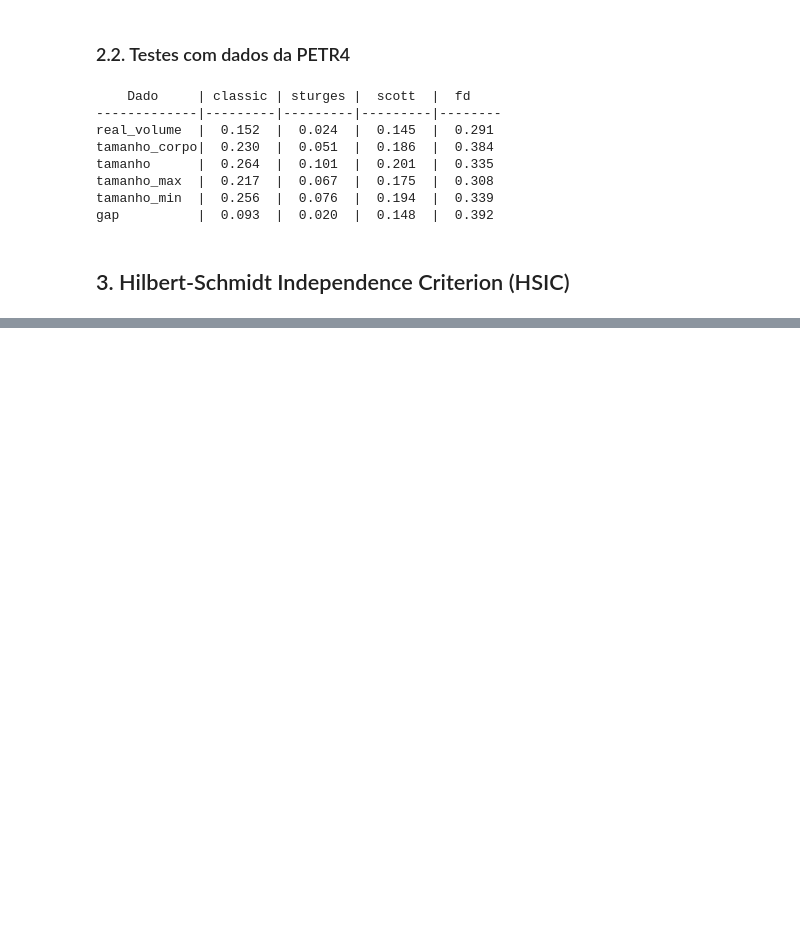
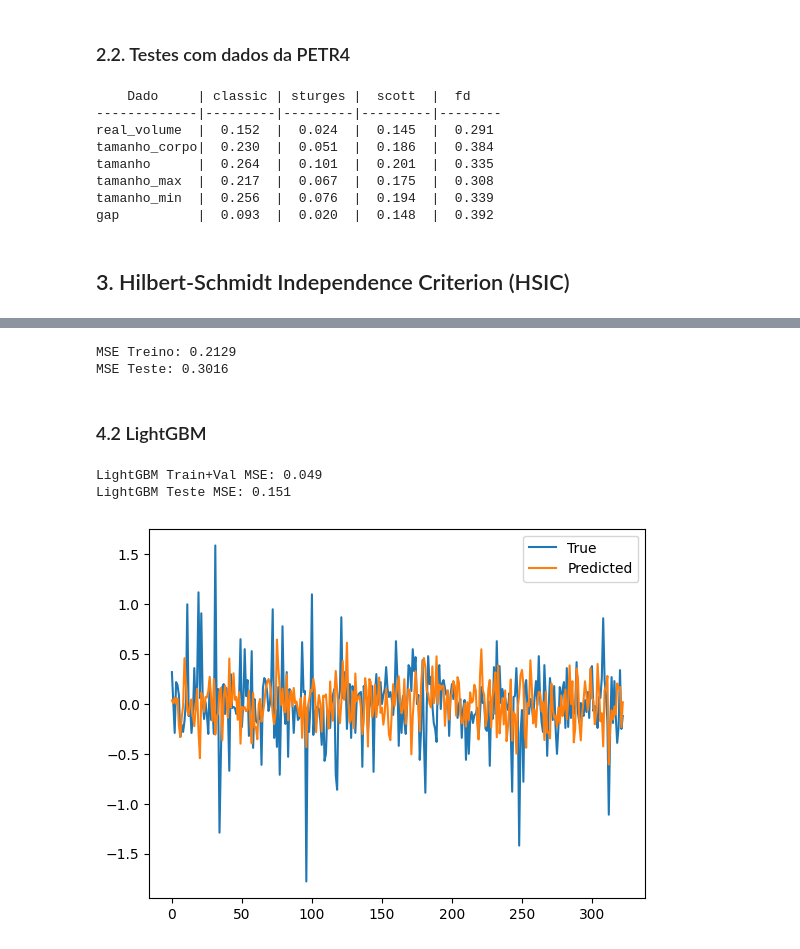
Before and after one commit to c-mmonteiro/t1-algo-feature, a Jupyter notebook: Trabaho1_MI.ipynb, the cells around one changed output, grey strips where cells are left out. Drawn from its saved outputs; the diff is of its cells as text; code cells hidden in the pictures; blank space fills up the shorter version.

Commit message:
add xgBoost e LightGBM

```diff
--- a/Trabaho1_MI.ipynb
+++ b/Trabaho1_MI.ipynb
@@ -320,0 +248,3 @@ circular     |  0.002
+# %%
+X_train_val, X_test, y_train_val, y_test = train_test_split(dados_petr[dados_petr.columns[2:-1]], dados_petr['prever'], test_size=0.2, random_state=42)
+X_train, X_val, y_train, y_val = train_test_split(X_train_val, y_train_val, test_size=0.2, random_state=42)
@@ -320,0 +263,49 @@ circular     |  0.002
+# %%
+model = XGBRegressor()
+model.fit(X_train, y_train)
+
+y_pred_train = model.predict(X_train)
+mse_train = mean_squared_error(y_train, y_pred_train)
+print(f'MSE Treino: {mse_train:.4f}')
+
+y_pred = model.predict(X_test)
+mse = mean_squared_error(y_test, y_pred)
+print(f'MSE Teste: {mse:.4f}')
+# %% [output]
+MSE Treino: 0.2129
+MSE Teste: 0.3016
+# %% [markdown]
+### 4.2 LightGBM
+# %%
+import lightgbm as lgb
+
+train_data = lgb.Dataset(X_train, label=y_train)
+val_data = lgb.Dataset(X_val, label=y_val, reference=train_data)
+# %%
+params = {
+    'objective': 'regression',
+    'metric': 'mse',
+    'boosting_type': 'gbdt',
+    'learning_rate': 0.1,
+    'num_leaves': 31,
+    'verbose': -1
+}
+num_round = 100
+bst = lgb.train(params, train_data, num_round, valid_sets=[val_data])
+y_pred_train_val = bst.predict(X_train_val, num_iteration=bst.best_iteration)
+mse_train_val = mean_squared_error(y_train_val, y_pred_train_val)
+print(f'LightGBM Train+Val MSE: {mse_train_val:.3f}')
+
+y_pred = bst.predict(X_test, num_iteration=bst.best_iteration)
+mse = mean_squared_error(y_test, y_pred)
+print(f'LightGBM Teste MSE: {mse:.3f}')
+# %% [output]
+LightGBM Train+Val MSE: 0.049
+LightGBM Teste MSE: 0.151
+# %%
+plt.plot(y_test.values, label='True')
+plt.plot(y_pred, label='Predicted')
+plt.legend()
+plt.show()
+# %% [output]
+[figure, added]
```
Also changed, not shown: parts of 19 cells of this notebook.
